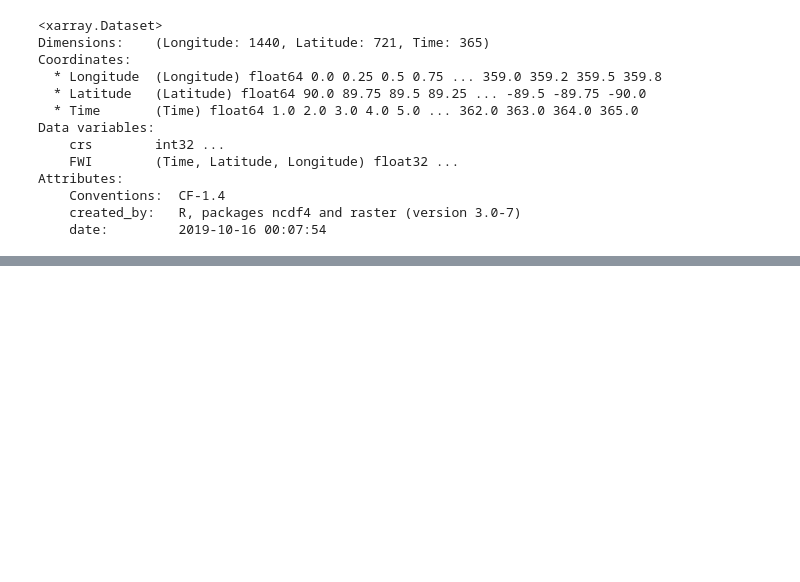
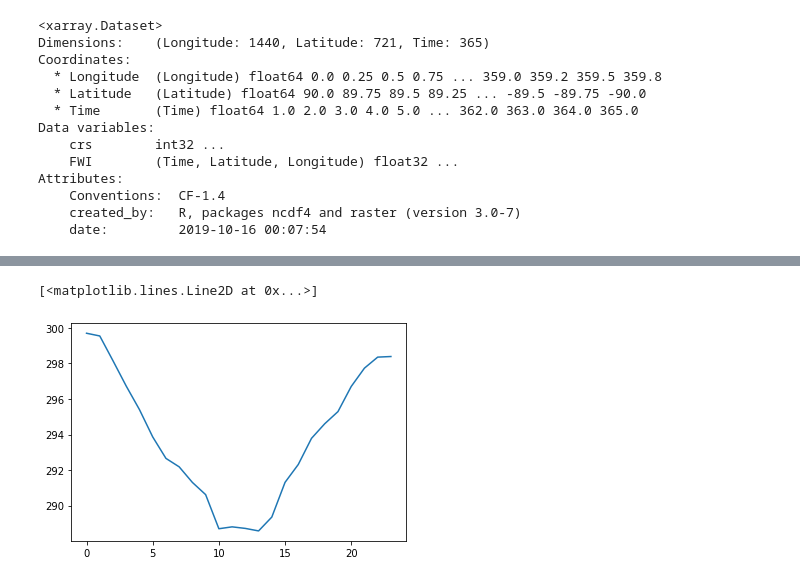
Before and after one commit to UW-Climate-Risk-Lab/climate-risk-map-hazards, a Jupyter notebook: FireWeatherIndex/FWI_ERA5.ipynb, the cells around one changed output, grey strips where cells are left out. Drawn from its saved outputs; the diff is of its cells as text; code cells hidden in the pictures; blank space fills up the shorter version.

```diff
--- a/FireWeatherIndex/FWI_ERA5.ipynb
+++ b/FireWeatherIndex/FWI_ERA5.ipynb
@@ -99,0 +142,6 @@ Datum: North American Datum 1983
+# %%
+aa = var3.mean(['latitude','longitude'])
+plt.plot(aa.t2m)
+# %% [output]
+[<matplotlib.lines.Line2D at 0x...>]
+[figure, added]
```
Also changed, not shown: parts of 20 cells of this notebook, 9 other files.
